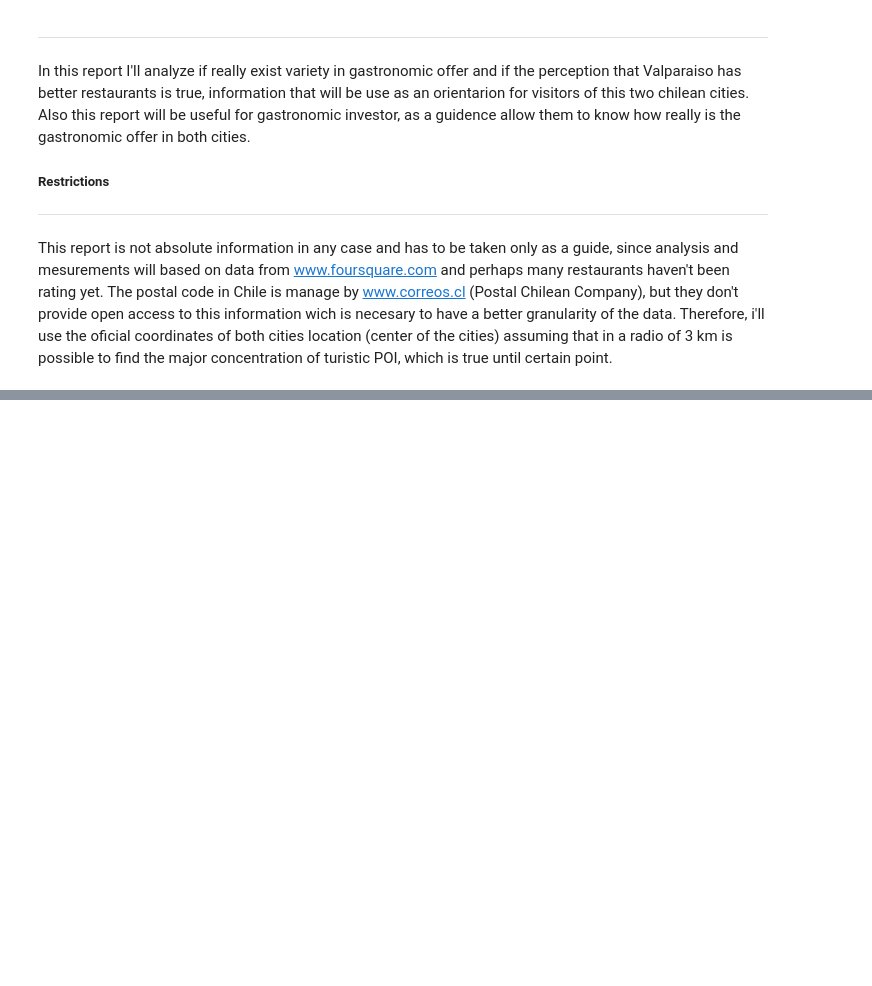
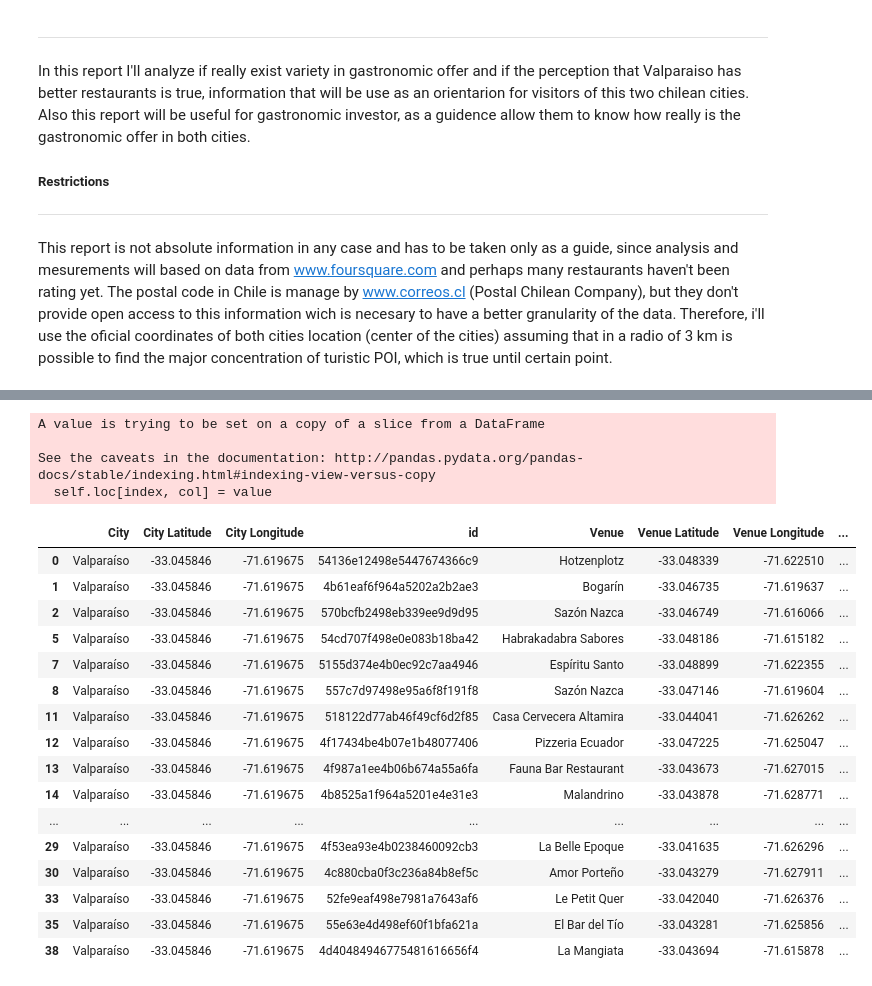
Before and after one commit to carsepmo/Coursera_Capstone, a Jupyter notebook: The-Battle-of Neighborhoods.ipynb, the cells around one changed output, grey strips where cells are left out. Saved outputs shown, nothing was run; the diff lists cells and outputs as text; code cells hidden in the pictures; blank space fills up the shorter version.

```diff
--- a/The-Battle-of Neighborhoods.ipynb
+++ b/The-Battle-of Neighborhoods.ipynb
@@ -29,0 +227,6 @@ The data will be gather from foursquare api using the following coordinates:
+# %%
+# We need to obtain the rating of each place
+
+# creation of column rating on dataframe with defualt value -1
+foodVenues['Rating'] = -1
+foodVenues.head()
@@ -29,0 +240,28 @@ The data will be gather from foursquare api using the following coordinates:
+# %%
+for i, venue in enumerate(foodVenues['Venue'].to_list()):
+    venue_id = foodVenues.iloc[i]['id']
+    foodVenues.at[i,'Rating'] = getVenueScore(venue_id)
+
+foodVenues.head(25)
+# %% [output]
+A value is trying to be set on a copy of a slice from a DataFrame
+
+See the caveats in the documentation: http://pandas.pydata.org/pandas-docs/stable/indexing.html#indexing-view-versus-copy
+  self.loc[index, col] = value
+|  | City | City Latitude | City Longitude | id | Venue | Venue Latitude | Venue Longitude | ... |
+| 0 | Valparaíso | -33.045846 | -71.619675 | 54136e12498e5447674366c9 | Hotzenplotz | -33.048339 | -71.622510 | ... |
+| 1 | Valparaíso | -33.045846 | -71.619675 | 4b61eaf6f964a5202a2b2ae3 | Bogarín | -33.046735 | -71.619637 | ... |
+| 2 | Valparaíso | -33.045846 | -71.619675 | 570bcfb2498eb339ee9d9d95 | Sazón Nazca | -33.046749 | -71.616066 | ... |
+| 5 | Valparaíso | -33.045846 | -71.619675 | 54cd707f498e0e083b18ba42 | Habrakadabra Sabores | -33.048186 | -71.615182 | ... |
+| 7 | Valparaíso | -33.045846 | -71.619675 | 5155d374e4b0ec92c7aa4946 | Espíritu Santo | -33.048899 | -71.622355 | ... |
+| 8 | Valparaíso | -33.045846 | -71.619675 | 557c7d97498e95a6f8f191f8 | Sazón Nazca | -33.047146 | -71.619604 | ... |
+| 11 | Valparaíso | -33.045846 | -71.619675 | 518122d77ab46f49cf6d2f85 | Casa Cervecera Altamira | -33.044041 | -71.626262 | ... |
+| 12 | Valparaíso | -33.045846 | -71.619675 | 4f17434be4b07e1b48077406 | Pizzeria Ecuador | -33.047225 | -71.625047 | ... |
+| 13 | Valparaíso | -33.045846 | -71.619675 | 4f987a1ee4b06b674a55a6fa | Fauna Bar Restaurant | -33.043673 | -71.627015 | ... |
+| 14 | Valparaíso | -33.045846 | -71.619675 | 4b8525a1f964a5201e4e31e3 | Malandrino | -33.043878 | -71.628771 | ... |
+| ... | ... | ... | ... | ... | ... | ... | ... | ... |
+| 29 | Valparaíso | -33.045846 | -71.619675 | 4f53ea93e4b0238460092cb3 | La Belle Epoque | -33.041635 | -71.626296 | ... |
+| 30 | Valparaíso | -33.045846 | -71.619675 | 4c880cba0f3c236a84b8ef5c | Amor Porteño | -33.043279 | -71.627911 | ... |
+| 33 | Valparaíso | -33.045846 | -71.619675 | 52fe9eaf498e7981a7643af6 | Le Petit Quer | -33.042040 | -71.626376 | ... |
+| 35 | Valparaíso | -33.045846 | -71.619675 | 55e63e4d498ef60f1bfa621a | El Bar del Tío | -33.043281 | -71.625856 | ... |
+| 38 | Valparaíso | -33.045846 | -71.619675 | 4d40484946775481616656f4 | La Mangiata | -33.043694 | -71.615878 | ... |
```
Also changed, not shown: parts of 17 cells of this notebook.
